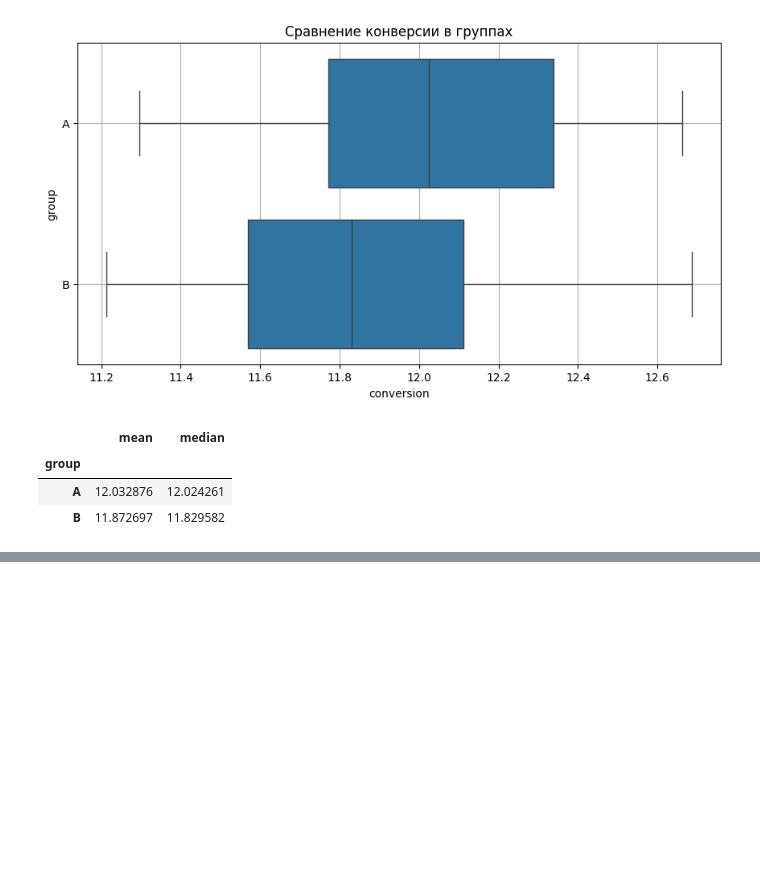
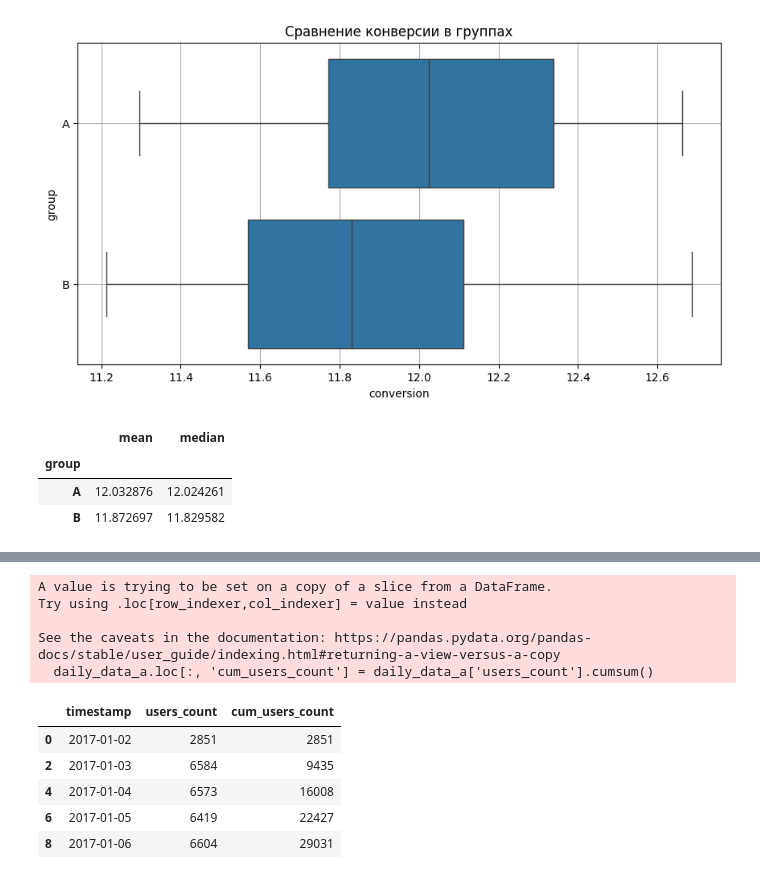
Before and after one commit to eartzhi/lessons, a Jupyter notebook: prod_04/prod_04.ipynb, the cells around one changed output, grey strips where cells are left out. Drawn from its saved outputs; the diff is of its cells as text; code cells hidden in the pictures; blank space fills up the shorter version.

```diff
--- a/prod_04/prod_04.ipynb
+++ b/prod_04/prod_04.ipynb
@@ -88,0 +110,19 @@ display(conversion_piv)
+# %%
+# выделяем данные группы А
+daily_data_a = daily_data[daily_data['group'] == 'A']
+# считаем кумулятивное количество посетителей
+daily_data_a.loc[:, 'cum_users_count'] = daily_data_a['users_count'].cumsum()
+# выводим время, количество посетителей и кумулятивное количество посетителей
+display(daily_data_a[['timestamp', 'users_count', 'cum_users_count']].head())
+# %% [output]
+A value is trying to be set on a copy of a slice from a DataFrame.
+Try using .loc[row_indexer,col_indexer] = value instead
+
+See the caveats in the documentation: https://pandas.pydata.org/pandas-docs/stable/user_guide/indexing.html#returning-a-view-versus-a-copy
+  daily_data_a.loc[:, 'cum_users_count'] = daily_data_a['users_count'].cumsum()
+|  | timestamp | users_count | cum_users_count |
+| 0 | 2017-01-02 | 2851 | 2851 |
+| 2 | 2017-01-03 | 6584 | 9435 |
+| 4 | 2017-01-04 | 6573 | 16008 |
+| 6 | 2017-01-05 | 6419 | 22427 |
+| 8 | 2017-01-06 | 6604 | 29031 |
```
Also changed, not shown: parts of 1 cell of this notebook, 1 other file.
